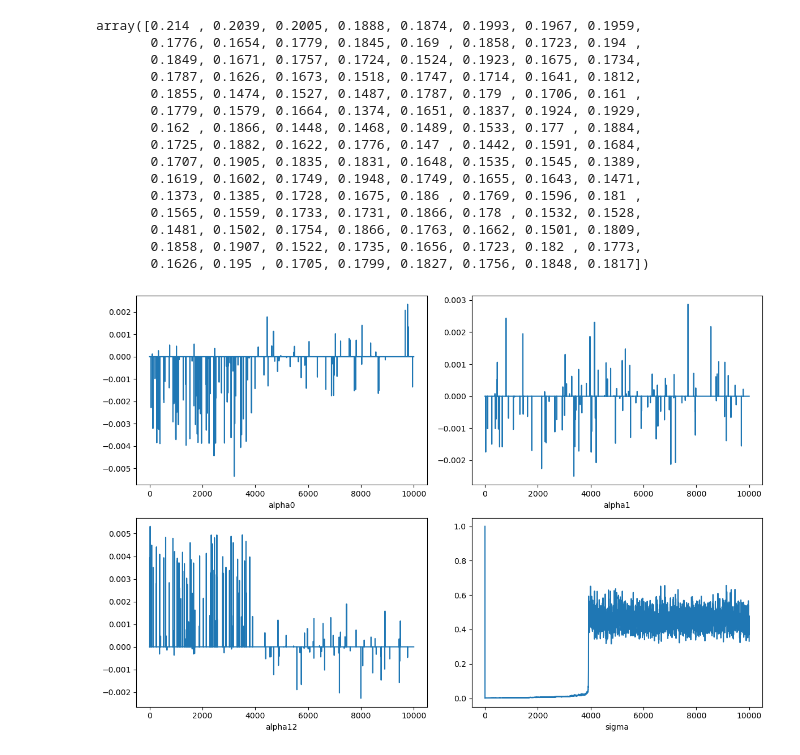
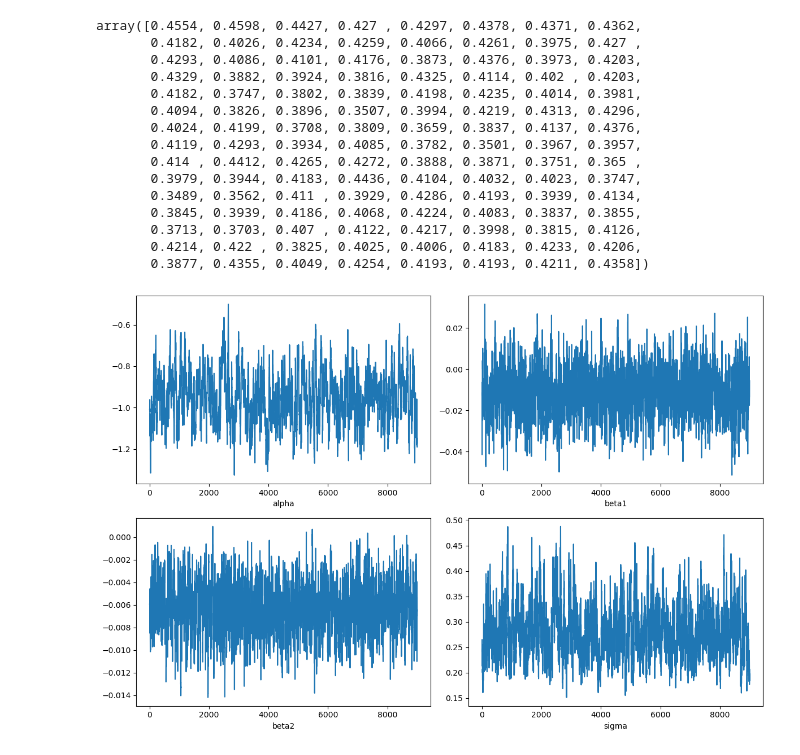
Before and after one commit to Antoine3529/MethodesBayesiennesOxford, a Jupyter notebook: Oxford.ipynb, the cells around one changed output. Drawn from its saved outputs; the diff is of its cells as text; code cells hidden in the pictures.

```diff
--- a/Oxford.ipynb
+++ b/Oxford.ipynb
@@ -64,19 +64,19 @@ def gibbs(n_iterations, burnin, prop_sd,param_init,mu_init,bi_init, K,r1,r0,n1,n
 
     for i in range(1, n_iterations):
 
-        alpha = chain[n_iterations,0]
-        beta1 = chain[n_iterations,1]
-        beta2 = chain[n_iterations,2]
-        sigma = chain[n_iterations,3]
+        alpha = chain[i,0]
+        beta1 = chain[i,1]
+        beta2 = chain[i,2]
+        sigma = chain[i,3]
 
-        mu = chain_mu[n_iterations, :]
-        bi = chain_bi[n_iterations, :]
+        mu = chain_mu[i, :]
+        bi = chain_bi[i, :]
 
         # Mise à jour de alpha
         prop = np.random.normal(alpha, np.sqrt(prop_sd[0]))
 
-        top = - prop**2 / (2 * 1E-6) + logvraissemblance_r1(mu, prop, beta1, beta2, bi,year, r1, n1)
-        bottom = - alpha**2 / (2 * 1E-6) + logvraissemblance_r1(mu, alpha, beta1, beta2, bi,year, r1, n1)
+        top = - prop**2 / (2 * 1E6) + logvraissemblance_r1(mu, prop, beta1, beta2, bi,year, r1, n1)
+        bottom = - alpha**2 / (2 * 1E6) + logvraissemblance_r1(mu, alpha, beta1, beta2, bi,year, r1, n1)
 
         acc_prob = np.exp(top - bottom)
 
@@ -88,8 +88,8 @@ def gibbs(n_iterations, burnin, prop_sd,param_init,mu_init,bi_init, K,r1,r0,n1,n
         # Mise à jour de beta1
         prop = np.random.normal(beta1, np.sqrt(prop_sd[1]))
 
-        top = - prop**2 / (2 * 1E-6) + logvraissemblance_r1(mu, alpha, prop, beta2, bi,year, r1, n1)
-        bottom = - alpha**2 / (2 * 1E-6) + logvraissemblance_r1(mu, alpha, beta1, beta2, bi,year, r1, n1)
+        top = - prop**2 / (2 * 1E6) + logvraissemblance_r1(mu, alpha, prop, beta2, bi,year, r1, n1)
+        bottom = - beta1**2 / (2 * 1E6) + logvraissemblance_r1(mu, alpha, beta1, beta2, bi,year, r1, n1)
 
         acc_prob = np.exp(top - bottom)
 
@@ -100,8 +100,8 @@ def gibbs(n_iterations, burnin, prop_sd,param_init,mu_init,bi_init, K,r1,r0,n1,n
         # Mise à jour de beta1
         prop = np.random.normal(beta2, np.sqrt(prop_sd[2]))
 
-        top = - prop**2 / (2 * 1E-6) + logvraissemblance_r1(mu, alpha, beta1, prop, bi,year, r1, n1)
-        bottom = - alpha**2 / (2 * 1E-6) + logvraissemblance_r1(mu, alpha, beta1, beta2, bi,year, r1, n1)
+        top = - prop**2 / (2 * 1E6) + logvraissemblance_r1(mu, alpha, beta1, prop, bi,year, r1, n1)
+        bottom = - beta2**2 / (2 * 1E6) + logvraissemblance_r1(mu, alpha, beta1, beta2, bi,year, r1, n1)
 
         acc_prob = np.exp(top - bottom)
 
@@ -157,13 +157,18 @@ def gibbs(n_iterations, burnin, prop_sd,param_init,mu_init,bi_init, K,r1,r0,n1,n
     acc_rates_bi = acc_rates_bi / n_iterations
     acc_rates_mu = acc_rates_mu / n_iterations
 
+    ##Burnin
+    chain = chain[burnin:]
+    chain_bi = chain_bi[burnin:]
+    chain_mu = chain_mu[burnin:]
+
     return chain,chain_bi,chain_mu,acc_rates,acc_rates_bi,acc_rates_mu
 # %%
-prop_sd_init=[0.01, 0.01, 0.01, 0.0001, 0.0001, 1, 1]
+prop_sd_init=[0.0075, 0.0005, 0.000009, 0.1, 0.1, .5, .5]
 param_init=[0,0,0,1]
 mu_init=np.zeros(120)
 bi_init=np.zeros(120)
-chain,chain_bi,chain_mu,acc_rates,acc_rates_bi,acc_rates_mu=gibbs(10000, 9000, prop_sd_init,param_init,mu_init,bi_init, K,r1,r0,n1,n0,year)
+chain,chain_bi,chain_mu,acc_rates,acc_rates_bi,acc_rates_mu=gibbs(10000, 1000, prop_sd_init,param_init,mu_init,bi_init, K,r1,r0,n1,n0,year)
 # %%
 acc_rates
 # %% [output]
@@ -189,33 +194,33 @@ array([0.2309, 0.2263, 0.2287, 0.2186, 0.2146, 0.2361, 0.2242, 0.235 ,
 # %%
 acc_rates_mu
 # %% [output]
-array([0.214 , 0.2039, 0.2005, 0.1888, 0.1874, 0.1993, 0.1967, 0.1959,
-       0.1776, 0.1654, 0.1779, 0.1845, 0.169 , 0.1858, 0.1723, 0.194 ,
-       0.1849, 0.1671, 0.1757, 0.1724, 0.1524, 0.1923, 0.1675, 0.1734,
-       0.1787, 0.1626, 0.1673, 0.1518, 0.1747, 0.1714, 0.1641, 0.1812,
-       0.1855, 0.1474, 0.1527, 0.1487, 0.1787, 0.179 , 0.1706, 0.161 ,
-       0.1779, 0.1579, 0.1664, 0.1374, 0.1651, 0.1837, 0.1924, 0.1929,
-       0.162 , 0.1866, 0.1448, 0.1468, 0.1489, 0.1533, 0.177 , 0.1884,
-       0.1725, 0.1882, 0.1622, 0.1776, 0.147 , 0.1442, 0.1591, 0.1684,
-       0.1707, 0.1905, 0.1835, 0.1831, 0.1648, 0.1535, 0.1545, 0.1389,
-       0.1619, 0.1602, 0.1749, 0.1948, 0.1749, 0.1655, 0.1643, 0.1471,
-       0.1373, 0.1385, 0.1728, 0.1675, 0.186 , 0.1769, 0.1596, 0.181 ,
-       0.1565, 0.1559, 0.1733, 0.1731, 0.1866, 0.178 , 0.1532, 0.1528,
-       0.1481, 0.1502, 0.1754, 0.1866, 0.1763, 0.1662, 0.1501, 0.1809,
-       0.1858, 0.1907, 0.1522, 0.1735, 0.1656, 0.1723, 0.182 , 0.1773,
-       0.1626, 0.195 , 0.1705, 0.1799, 0.1827, 0.1756, 0.1848, 0.1817])
+array([0.4554, 0.4598, 0.4427, 0.427 , 0.4297, 0.4378, 0.4371, 0.4362,
+       0.4182, 0.4026, 0.4234, 0.4259, 0.4066, 0.4261, 0.3975, 0.427 ,
+       0.4293, 0.4086, 0.4101, 0.4176, 0.3873, 0.4376, 0.3973, 0.4203,
+       0.4329, 0.3882, 0.3924, 0.3816, 0.4325, 0.4114, 0.402 , 0.4203,
+       0.4182, 0.3747, 0.3802, 0.3839, 0.4198, 0.4235, 0.4014, 0.3981,
+       0.4094, 0.3826, 0.3896, 0.3507, 0.3994, 0.4219, 0.4313, 0.4296,
+       0.4024, 0.4199, 0.3708, 0.3809, 0.3659, 0.3837, 0.4137, 0.4376,
+       0.4119, 0.4293, 0.3934, 0.4085, 0.3782, 0.3501, 0.3967, 0.3957,
+       0.414 , 0.4412, 0.4265, 0.4272, 0.3888, 0.3871, 0.3751, 0.365 ,
+       0.3979, 0.3944, 0.4183, 0.4436, 0.4104, 0.4032, 0.4023, 0.3747,
+       0.3489, 0.3562, 0.411 , 0.3929, 0.4286, 0.4193, 0.3939, 0.4134,
+       0.3845, 0.3939, 0.4186, 0.4068, 0.4224, 0.4083, 0.3837, 0.3855,
+       0.3713, 0.3703, 0.407 , 0.4122, 0.4217, 0.3998, 0.3815, 0.4126,
+       0.4214, 0.422 , 0.3825, 0.4025, 0.4006, 0.4183, 0.4233, 0.4206,
+       0.3877, 0.4355, 0.4049, 0.4254, 0.4193, 0.4193, 0.4211, 0.4358])
 # %%
 import matplotlib.pyplot as plt
 fig, axs = plt.subplots(nrows=2, ncols=2, figsize=(12, 8))
 axs[0, 0].plot(chain[:, 0])
-axs[0, 0].set_xlabel('alpha0')
+axs[0, 0].set_xlabel('alpha')
 axs[0, 1].plot(chain[:, 1])
-axs[0, 1].set_xlabel('alpha1')
+axs[0, 1].set_xlabel('beta1')
 axs[1, 0].plot(chain[:, 2])
-axs[1, 0].set_xlabel('alpha12')
+axs[1, 0].set_xlabel('beta2')
 axs[1, 1].plot(chain[:, 3])
 axs[1, 1].set_xlabel('sigma')
 plt.tight_layout()
 plt.show()
 # %% [output]
-[figure, old version]
+[figure, new version]
```
Also changed, not shown: parts of 13 cells of this notebook.
